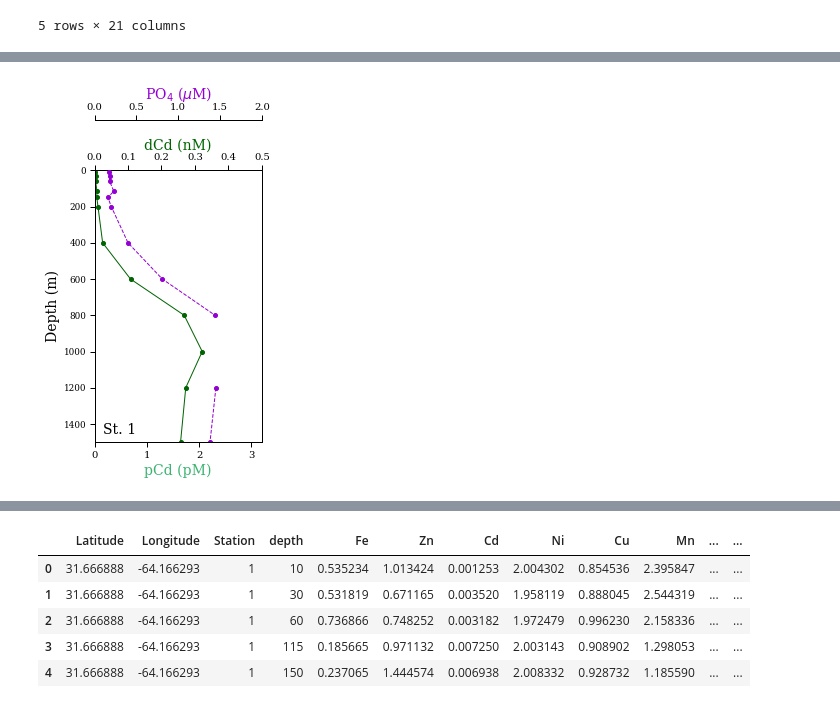
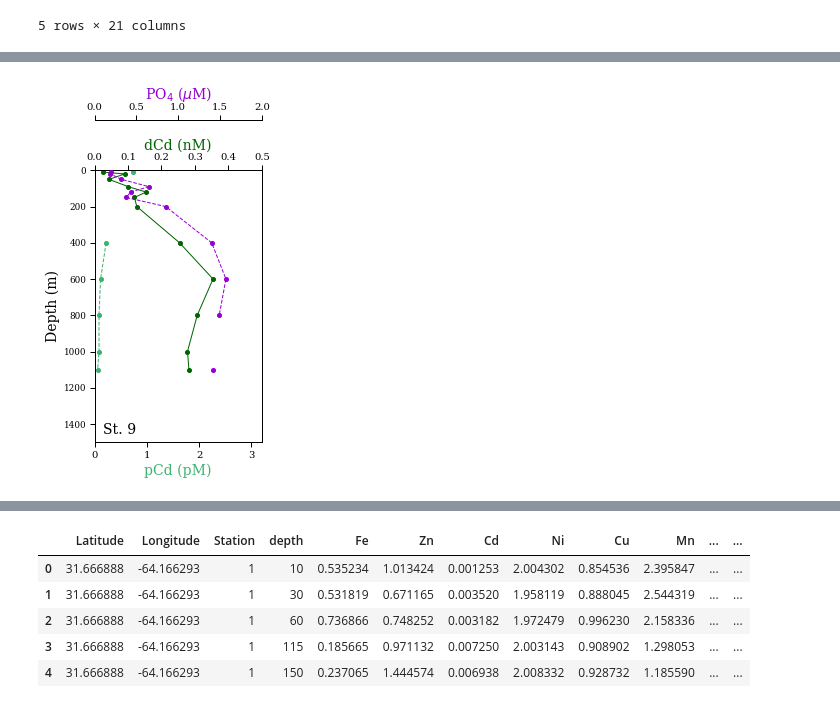
Before and after one commit to cnatalie/BATS, a Jupyter notebook: profiles.ipynb, the cells around one changed output, grey strips where cells are left out. Saved outputs shown, nothing was run; the diff lists cells and outputs as text; code cells hidden in the pictures.

```diff
--- a/profiles.ipynb
+++ b/profiles.ipynb
@@ -1122,7 +902,7 @@ ax3 = ax1.twiny() #define second x-axis
 #ax4 = ax1.twiny() #define second x-axis
 
 #data
-df = stn1
+df = stn9
 #ctd = ctd_st9 #St. 9 has no CTD
 
 y1 = df['depth']
@@ -1167,36 +947,36 @@ ax3.set_xlabel('PO$_{4}$ ($ \mu$M)', color=x3_color, fontsize=font_size)
 
 #axis location and details
 ax1.spines['bottom'].set_position(('outward', 0))
 ax2.spines['top'].set_position(('outward', 0))
 ax3.spines['top'].set_position(('outward', 50))
 #ax4.spines['bottom'].set_position(('outward', 50))
 
 ax1.tick_params(axis='x', colors='black', labelsize=10)
 ax2.tick_params(axis='x', colors='black', labelsize=10)
 ax3.tick_params(axis='x', colors='black', labelsize=10)
 #ax4.tick_params(axis='x', colors='black', labelsize=10)
 
 ax1.xaxis.set_ticks_position('bottom')
 ax2.xaxis.set_ticks_position('top')
 ax3.xaxis.set_ticks_position('top')
 #ax4.xaxis.set_ticks_position('bottom')
 
 ax1.xaxis.set_label_position('bottom')
 ax2.xaxis.set_label_position('top')
 ax3.xaxis.set_label_position('top')
 #ax4.xaxis.set_label_position('bottom')
 
-ax1.text(0.05, 0.02, 'St. 1',
+ax1.text(0.05, 0.02, 'St. 9',
         verticalalignment='bottom', horizontalalignment='left',
         transform=ax1.transAxes,
         color='black', fontsize=14)
 
 #plt.tight_layout()
 #plt.draw()
-plt.savefig('St1_CdP', format='jpeg', dpi=300, bbox_inches = 'tight')
+plt.savefig('St9_CdP', format='jpeg', dpi=300, bbox_inches = 'tight')
 #plt.show()
 # %% [output]
-[figure, old version]
+[figure, new version]
 # %%
 # dissolved Ni, particulate Ni, NO3
 plt.rcParams["font.family"] = "serif"
```
Also changed, not shown: parts of 7 cells of this notebook, 1 other file.
